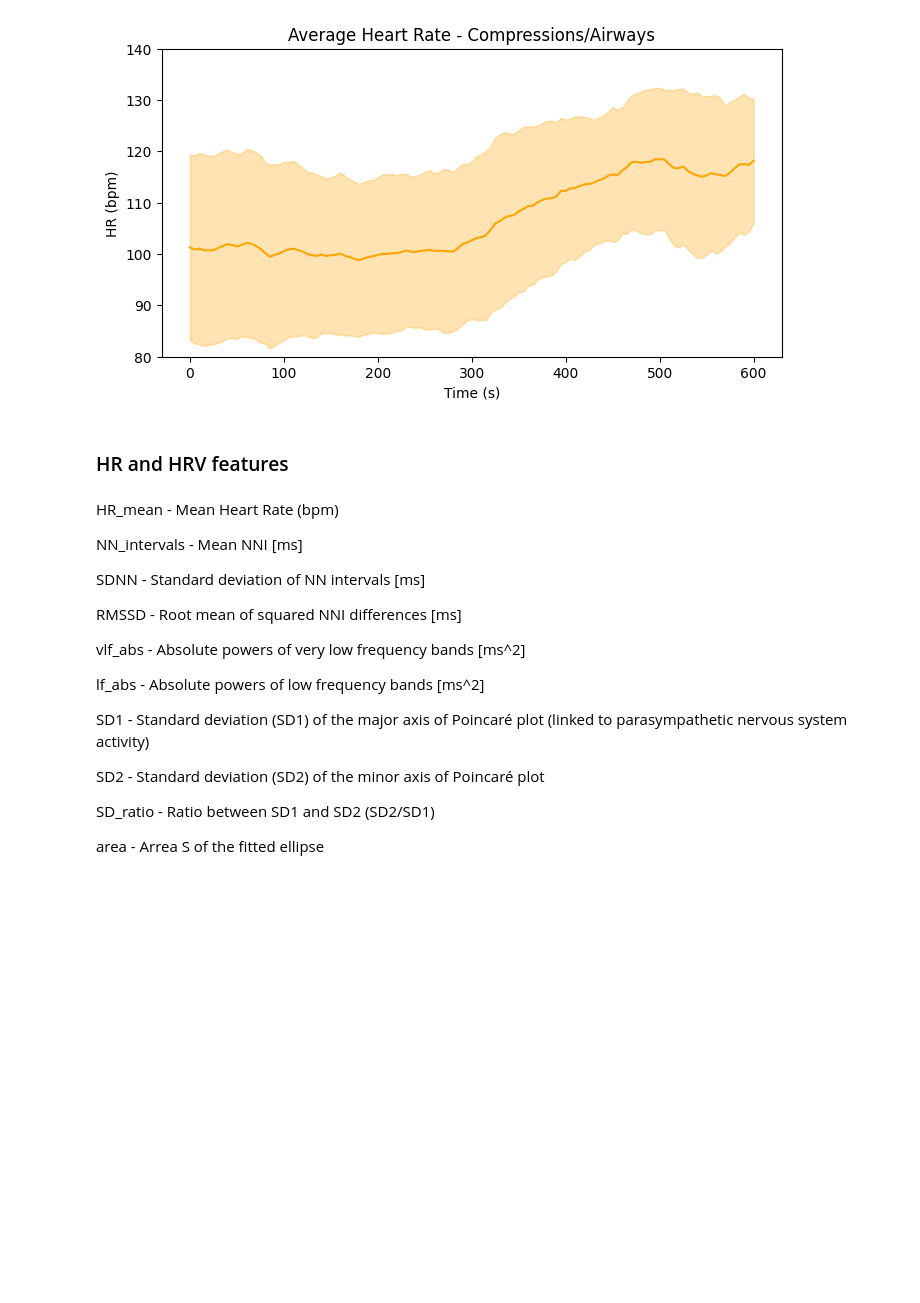
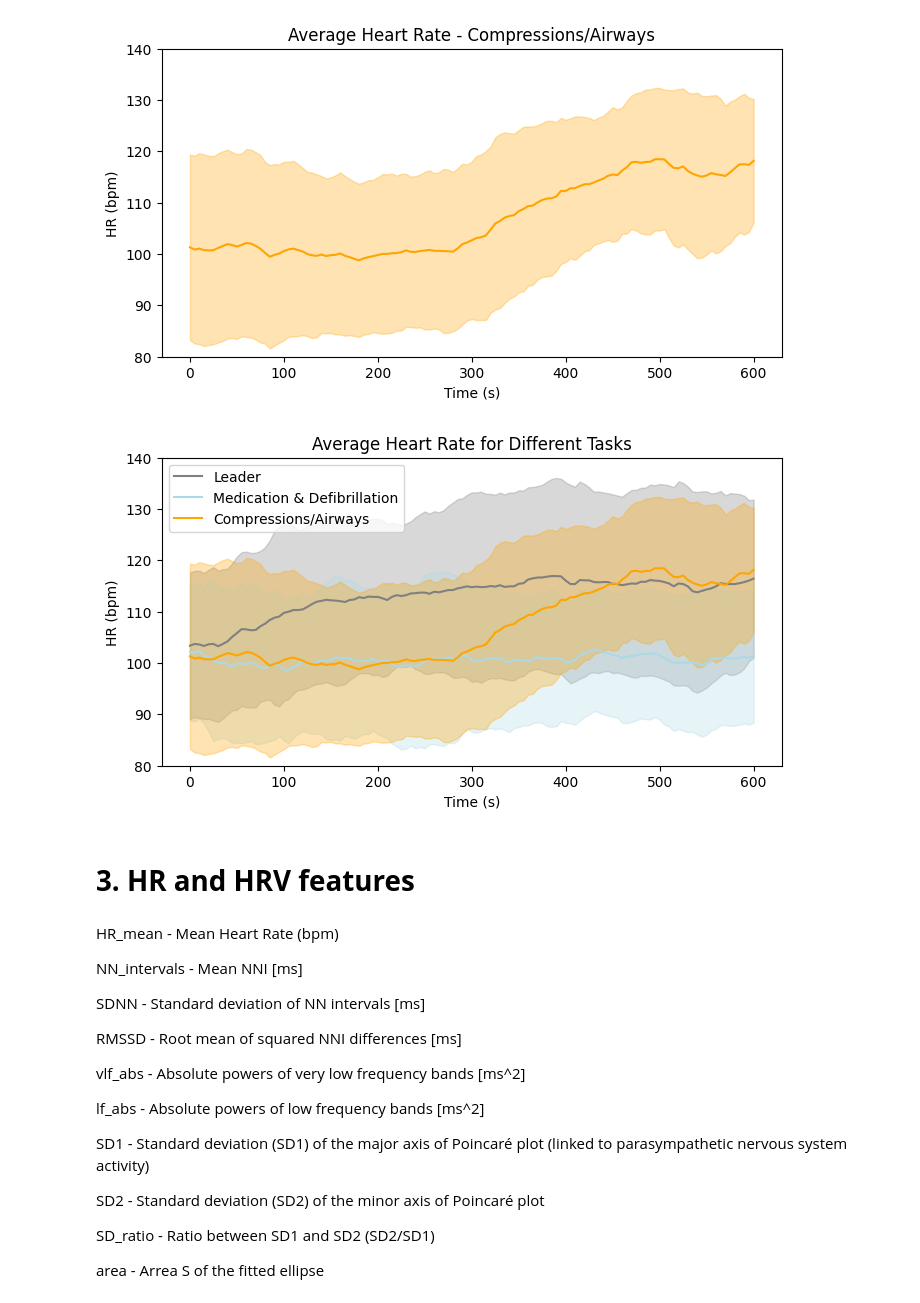
Before and after one commit to josemariamoreiraLUZ/workshop_edits, a Jupyter notebook: notebook_sesam.ipynb, the cells around one changed output. Drawn from its saved outputs; the diff is of its cells as text; code cells hidden in the pictures; blank space fills up the shorter version.

```diff
--- a/notebook_sesam.ipynb
+++ b/notebook_sesam.ipynb
@@ -184,5 +255,9 @@ plot_mean(data,sav_data, 2.0, time=600, p=5)
+# %%
+plot_mean_edit(data, sav_data)
+# %% [output]
+[figure, added]
 # %% [markdown]
-### HR and HRV features
+# **3. HR and HRV features**
 # %%
 df = pd.read_csv('https://raw.githubusercontent.com/Hospital-Da-Luz-Learning-Health/Workshop-AI-SESAM/refs/heads/main/data/data_hrv.csv', delimiter=',')
 # %% [markdown]
```
Also changed, not shown: parts of 22 cells of this notebook.
